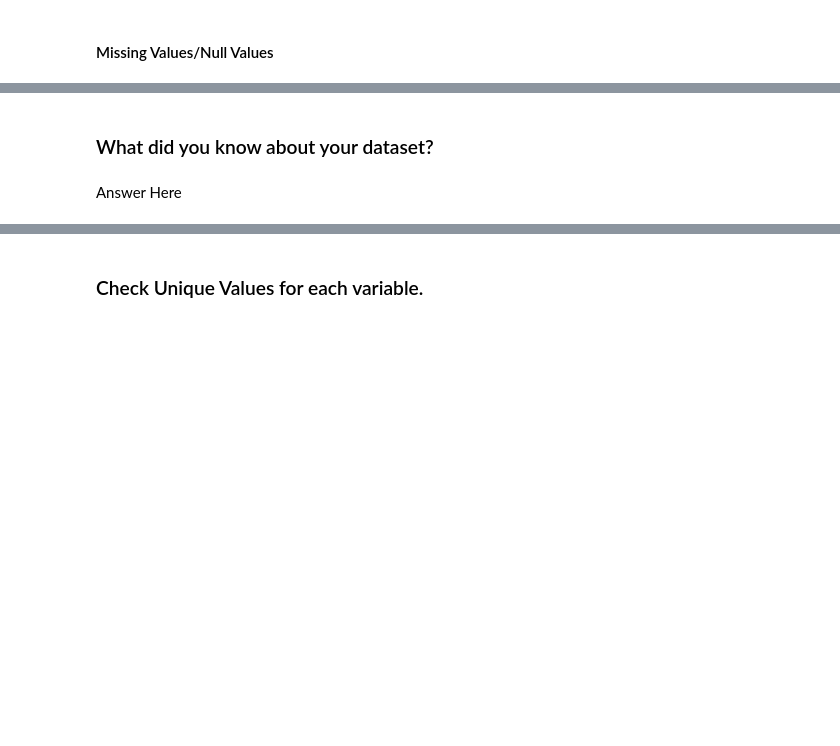
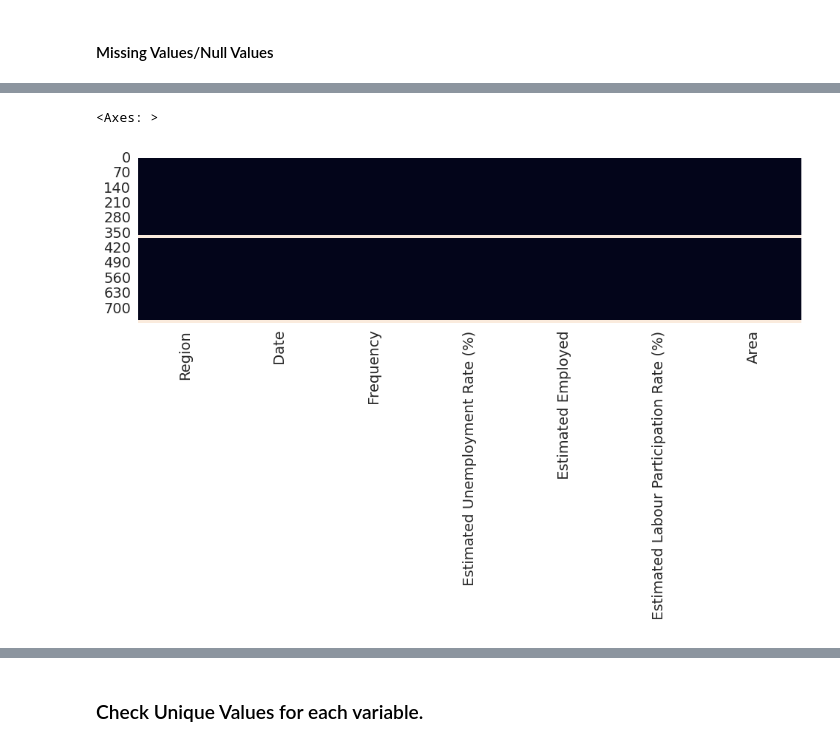
Before and after one commit to rajathAgalkote/OIBSIP_Unemployment_India_EDA, a Jupyter notebook: Umemployment_Analysis_EDA.ipynb, the cells around one changed output, grey strips where cells are left out. Drawn from its saved outputs; the diff is of its cells as text; code cells hidden in the pictures; blank space fills up the shorter version.

```diff
--- a/Umemployment_Analysis_EDA.ipynb
+++ b/Umemployment_Analysis_EDA.ipynb
@@ -27,0 +44,7 @@ https://github.com/rajathAgalkote/OIBSIP_Unemployment_India_EDA
+# %%
+# Visualization style
+sns.set_style('whitegrid')
+plt.rcParams['font.size'] = 14
+plt.rcParams['figure.figsize'] = (7,4)
+plt.rcParams['figure.facecolor'] = '#00000000'
+plt.rcParams["figure.autolayout"] = True
@@ -31,0 +65,4 @@ https://github.com/rajathAgalkote/OIBSIP_Unemployment_India_EDA
+# %%
+raw_data = pd.read_csv("/content/drive/MyDrive/OIBSIP/Unemployment_Analysis_EDA/Unemployment in India.csv")
+
+df1 = raw_data
@@ -52,6 +184,7 @@ https://github.com/rajathAgalkote/OIBSIP_Unemployment_India_EDA
 # %%
 # Visualizing the missing values
+plt.figure(figsize=(10,3))
+sns.heatmap(df1.isnull(), cbar=False)
+# %% [output]
+<Axes: >
+[figure, added]
-# %% [markdown]
-### What did you know about your dataset?
-# %% [markdown]
-Answer Here
```
Also changed, not shown: parts of 35 cells of this notebook.
